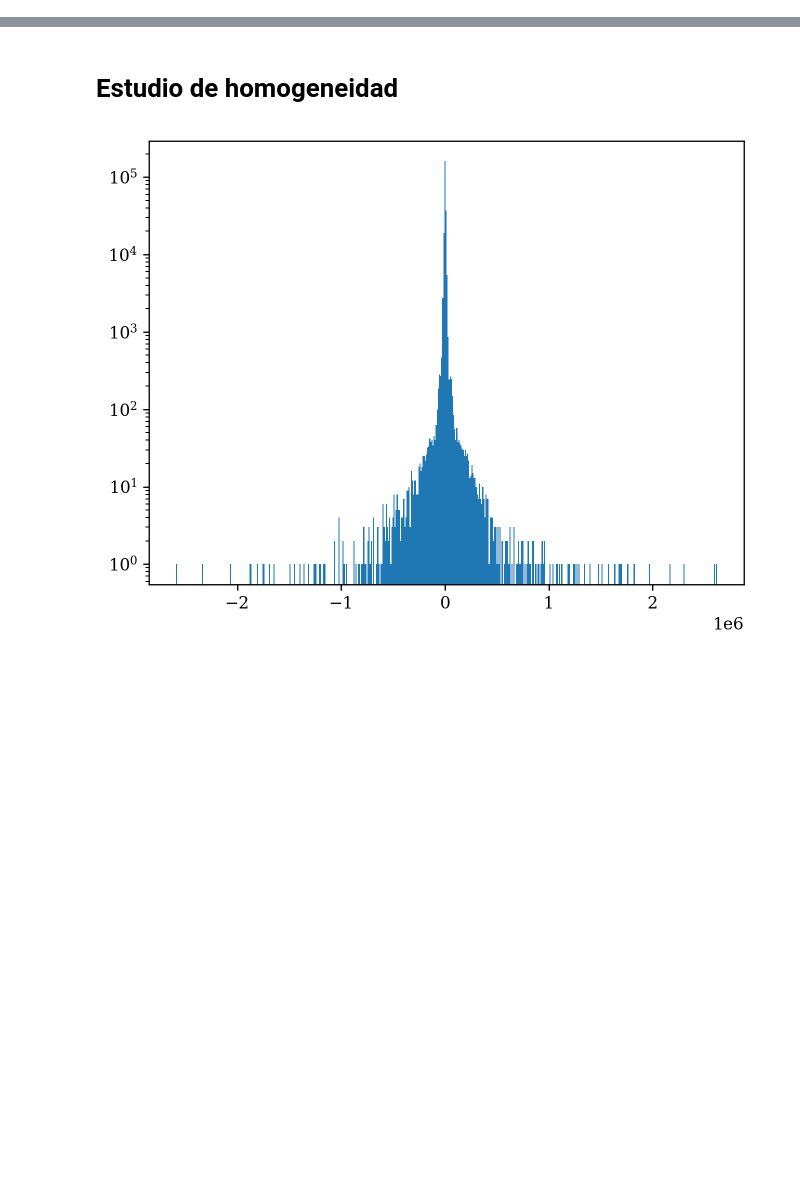
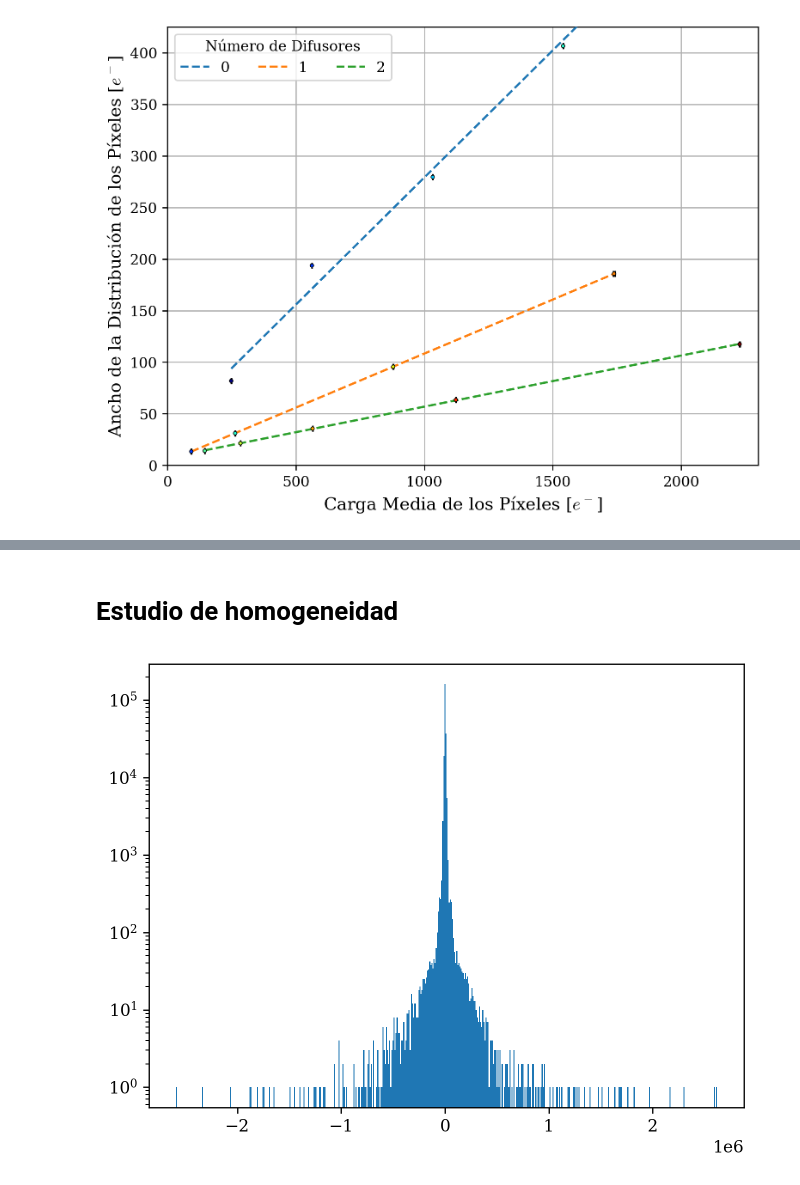
Before and after one commit to agustinbrusco/LAMBDA_Hub, a Jupyter notebook: skipper_image_analysis/ilumination_analysis.ipynb, the cells around one changed output, grey strips where cells are left out. Cells and saved outputs as stored; diff of their text form; code cells hidden in the pictures; blank space fills up the shorter version.

```diff
--- a/skipper_image_analysis/ilumination_analysis.ipynb
+++ b/skipper_image_analysis/ilumination_analysis.ipynb
@@ -139,33 +152,66 @@ plt.show()
 # %%
-frame_to_plot = 0
-nfilms = 2
-if nfilms == 0:
-    data_dir = 'skipper_data/TRAPS/19OCT2023'
-elif nfilms in [1, 2]:
-    data_dir = 'skipper_data/TRAPS/26OCT2023'
+fig, ax = plt.subplots(1, 1, constrained_layout=True)
 
-exposure_times = np.array(list(sgn_files[f"{nfilms}film"].keys()))
+for nfilms in [0, 1, 2]:
+    if nfilms == 0:
+        data_dir = 'skipper_data/TRAPS/19OCT2023'
+    elif nfilms in [1, 2]:
+        data_dir = 'skipper_data/TRAPS/26OCT2023'
 
-def gaussiana(x, mu, sigma, a):
-    return a * np.exp(-(x - mu)**2 / (2 * sigma**2))
 
-carga_media = []
-ancho_dist = []
-for e in exposure_times:
-    lighted_image = fits.open(f'{data_dir}/{sgn_files[f"{nfilms}film"][e]}')
-    lighted_image = correct_overscan(lighted_image)
-    background_image = fits.open(f'{data_dir}/{bkg_files[f"{nfilms}film"][e]}')
-    background_image = correct_overscan(background_image)
-    test_data = lighted_image[frame_to_plot].data
-    r_overscan, c_overscan = get_rowcol_ovserscan(lighted_image)
-    test_data = test_data[:-r_overscan, PRESCAN_PIX:-c_overscan].flatten()
-    if nfilms in [1, 2]:
-        min_val = test_data.mean() - 3*test_data.std()
-        max_val = test_data.mean() + 3*test_data.std()
-        cuentas, valores = np.histogram(test_data, bins=np.linspace(min_val, max_val, n_bins))
-        popt, pcov = curve_fit(gaussiana, valores[:-1], cuentas, p0=[test_data.mean(), test_data.std(), cuentas.max()])
-        carga_media.append(popt[0] / ganancia[frame_to_plot])
-        ancho_dist.append(popt[1] / ganancia[frame_to_plot])
-    else:
-        carga_media.append(test_data.mean() / ganancia[frame_to_plot])
-        ancho_dist.append(test_data.std() / ganancia[frame_to_plot])
+    min_val = 50  # e⁻
+    tope = 4000  # e⁻
+    n_bins = 500
+    exposure_times = np.array(list(sgn_files[f"{nfilms}film"].keys()))
+
+    carga_media = []
+    error_media = []
+    ancho_dist = []
+    for exp_time in exposure_times:
+        lighted_image = fits.open(f'{data_dir}/{sgn_files[f"{nfilms}film"][exp_time]}')
+        lighted_image = correct_overscan(lighted_image)
+        background_image = fits.open(f'{data_dir}/{bkg_files[f"{nfilms}film"][exp_time]}')
+        background_image = correct_overscan(background_image)
+        r_overscan, c_overscan = get_rowcol_ovserscan(lighted_image)
+        test_data = []
+        for frame_idx in [0, 1]:
+            test_frame = lighted_image[frame_idx].data - background_image[frame_idx].data
+            test_frame = test_frame[:-r_overscan, PRESCAN_PIX:-c_overscan].flatten()  / GANANCIA[frame_idx]
+            test_data.append(test_frame)
+        test_data = np.concatenate(test_data)
+        if nfilms in [1, 2]:
+            lower_edge = test_data.mean() - 3*test_data.std()
+            upper_edge = test_data.mean() + 3*test_data.std()
+            cuentas, valores = np.histogram(test_data, bins=np.linspace(lower_edge, upper_edge, n_bins))
+            popt, pcov = curve_fit(gaussiana, valores[:-1], cuentas, p0=[test_data.mean(), test_data.std(), cuentas.max()])
+            perr = np.sqrt(np.diag(pcov))
+            carga_media.append(popt[0])
+            error_media.append(perr[0])
+            ancho_dist.append(popt[1])
+        else:
+            carga_media.append(test_data.mean())
+            error_media.append(test_data.std() / np.sqrt(len(test_data)))
+            ancho_dist.append(test_data.std())
+
+
+
+
+    ax.scatter(carga_media, ancho_dist, c=EXP_TIME_CMAP.to_rgba(exposure_times),
+               s=6, edgecolors="k", linewidths=0.5, zorder=10)
+    ax.errorbar(carga_media, ancho_dist, xerr=error_media, fmt="none",
+                ecolor="k", capsize=2, zorder=9)
+    popt, pcov = curve_fit(lambda x, a, b: a*x + b, carga_media, ancho_dist)
+    perr = np.sqrt(np.diag(pcov))
+    print("Relación entre Carga Media y Ancho de la Distribución")
+    print(f"Pendiente: {popt[0]:.1f} ± {perr[0]:.1g} e⁻/s")
+    print(f"Ordenada : {popt[1]:.1f} ± {perr[1]:.1g} e⁻")
+    ax.plot(carga_media, popt[0]*np.array(carga_media) + popt[1],
+            linestyle="--", zorder=3, label=f"{nfilms}")
+ax.legend(title="Número de Difusores", ncol=3, loc="upper left", bbox_to_anchor=(0, 1.))
+ax.grid(True)
+ax.set_xlabel(f"Carga Media de los Píxeles [$e^-$]")
+ax.set_xlim(0, 2300)
+ax.set_ylabel(f"Ancho de la Distribución de los Píxeles [$e^-$]")
+ax.set_ylim(0, 425)
+plt.show()
+# %% [output]
@@ -171,0 +227 @@ for e in exposure_times:
+[figure, added]
```
Also changed, not shown: parts of 6 cells of this notebook.
